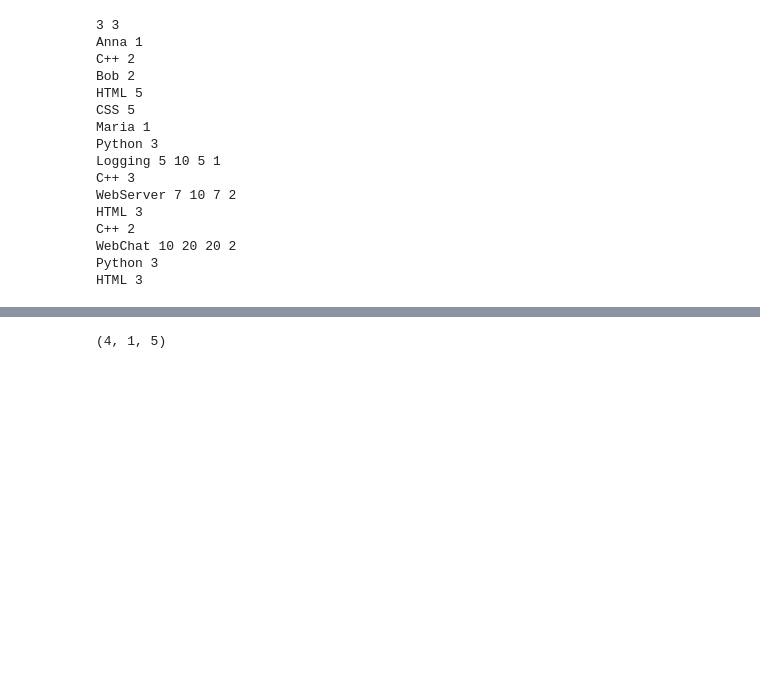
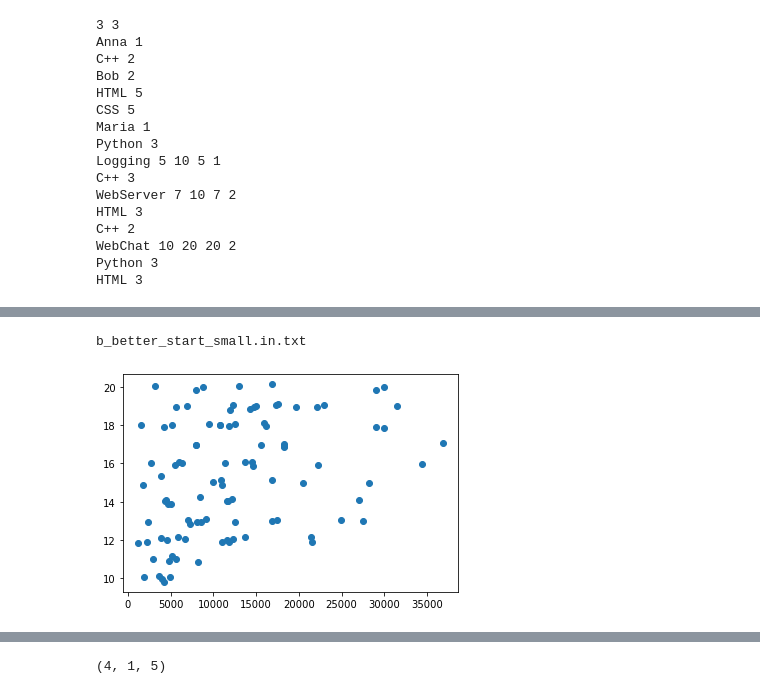
Before and after one commit to tonghuikang/codecomp, a Jupyter notebook: template/adhoc.ipynb, the cells around one changed output, grey strips where cells are left out. Drawn from its saved outputs; the diff is of its cells as text; code cells hidden in the pictures; blank space fills up the shorter version.

```diff
--- a/template/adhoc.ipynb
+++ b/template/adhoc.ipynb
@@ -176,0 +218,11 @@ f_find_great_mentors.in.txt
+# %%
+print(case)
+# x - project_to_score_given
+# y - project_to_days_needed
+n = len(list(project_to_score_given.values()))
+plt.scatter(np.array(list(project_to_score_given.values())) + np.random.randn(n)/10,
+            np.array(list(project_to_days_needed.values())) + np.random.randn(n)/10)
+plt.show()
+# %% [output]
+b_better_start_small.in.txt
+[figure, added]
```
Also changed, not shown: parts of 13 cells of this notebook.
